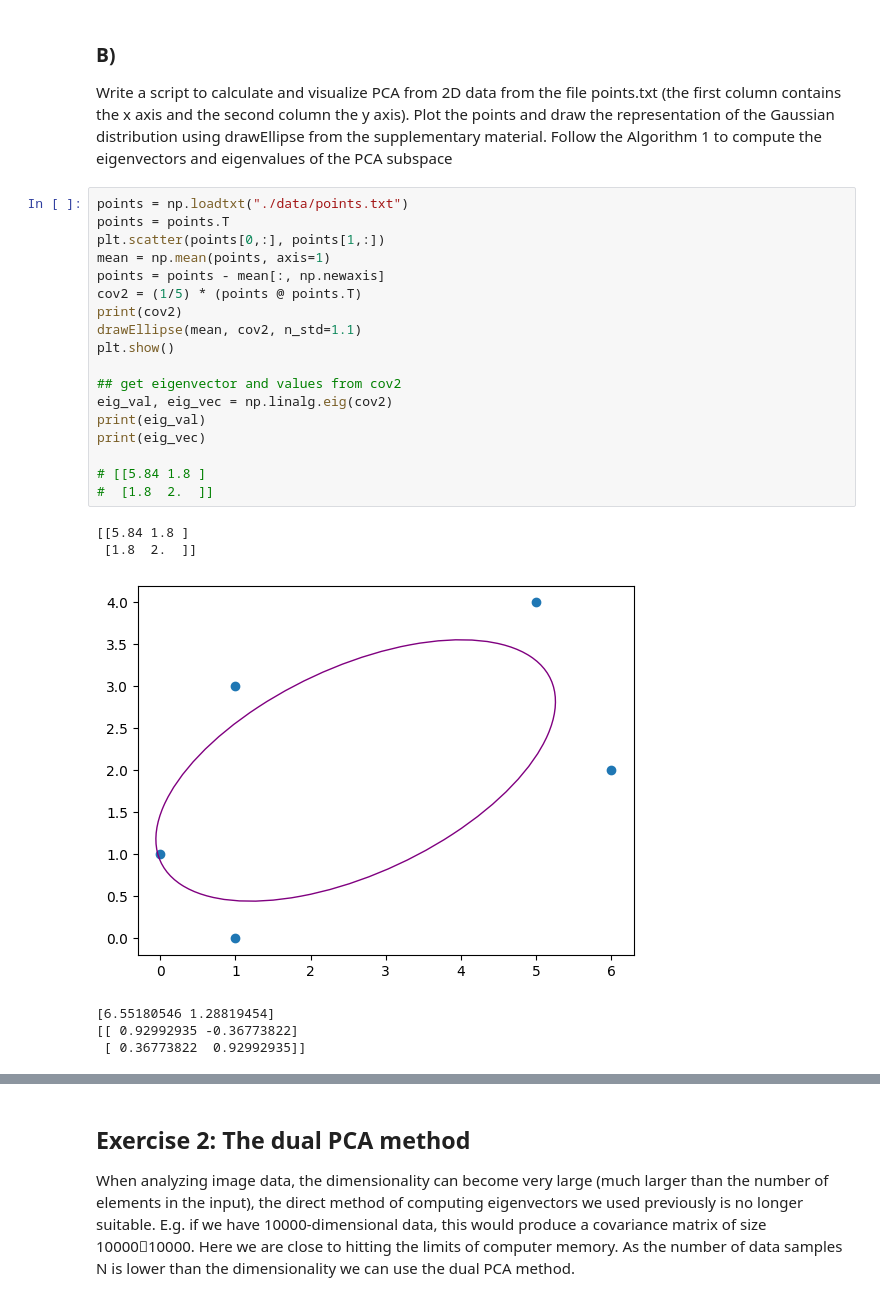
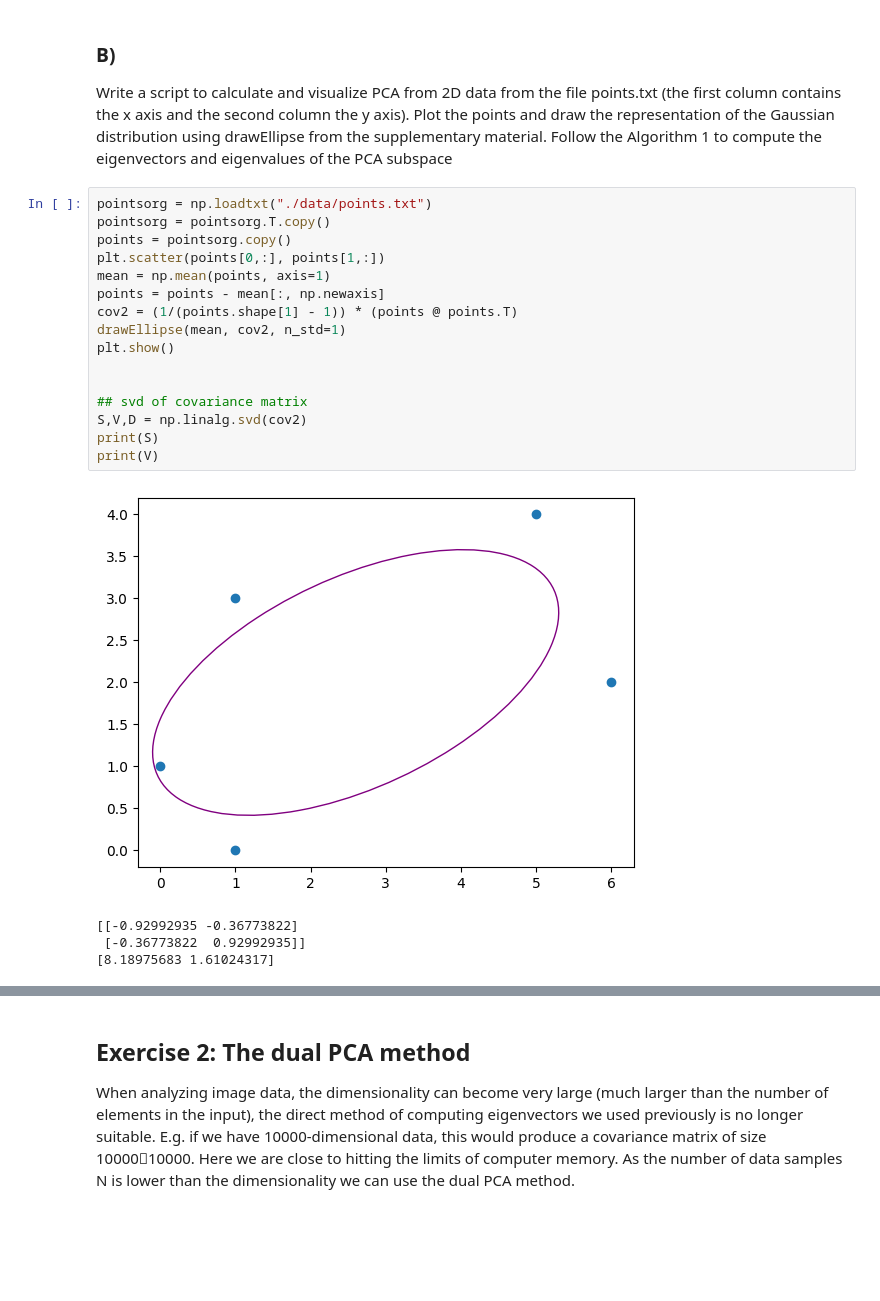
Before and after one commit to BlazBone/uz-vaje, a Jupyter notebook: assignment6/assignemnt6.ipynb, the cells around one changed output, grey strips where cells are left out. Saved outputs shown, nothing was run; the diff lists cells and outputs as text; blank space fills up the shorter version.

```diff
--- a/assignment6/assignemnt6.ipynb
+++ b/assignment6/assignemnt6.ipynb
@@ -49,27 +49,23 @@ points and draw the representation of the Gaussian distribution using drawEllips
 from the supplementary material. Follow the Algorithm 1 to compute the eigenvectors
 and eigenvalues of the PCA subspace
 # %%
-points = np.loadtxt("./data/points.txt")
-points = points.T
+pointsorg = np.loadtxt("./data/points.txt")
+pointsorg = pointsorg.T.copy()
+points = pointsorg.copy()
 plt.scatter(points[0,:], points[1,:])
 mean = np.mean(points, axis=1)
 points = points - mean[:, np.newaxis]
-cov2 = (1/5) * (points @ points.T)
-print(cov2)
-drawEllipse(mean, cov2, n_std=1.1)
+cov2 = (1/(points.shape[1] - 1)) * (points @ points.T)
+drawEllipse(mean, cov2, n_std=1)
 plt.show()
 
-## get eigenvector and values from cov2
-eig_val, eig_vec = np.linalg.eig(cov2)
-print(eig_val)
-print(eig_vec)
 
-# [[5.84 1.8 ]
-#  [1.8  2.  ]]
+## svd of covariance matrix
+S,V,D = np.linalg.svd(cov2)
+print(S)
+print(V)
 # %% [output]
+[figure, new version]
-[[5.84 1.8 ]
- [1.8  2.  ]]
+[[-0.92992935 -0.36773822]
+ [-0.36773822  0.92992935]]
+[8.18975683 1.61024317]
-[figure, old version]
-[6.55180546 1.28819454]
-[[ 0.92992935 -0.36773822]
- [ 0.36773822  0.92992935]]
```
Also changed, not shown: parts of 9 cells of this notebook.
